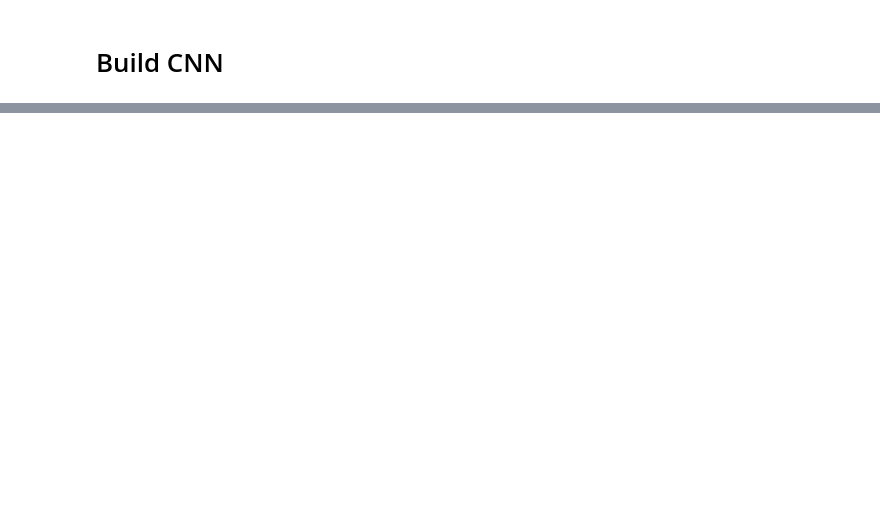
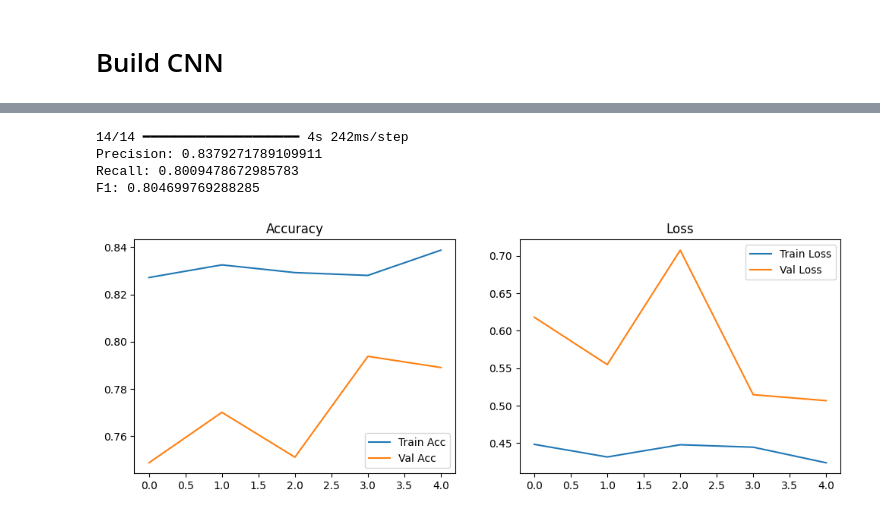
Before and after one commit to salmahamdy/Eye-Disease-Detection, a Jupyter notebook: eyes-diseases.ipynb, the cells around one changed output, grey strips where cells are left out. Cells and saved outputs as stored; diff of their text form; code cells hidden in the pictures; blank space fills up the shorter version.

```diff
--- a/eyes-diseases.ipynb
+++ b/eyes-diseases.ipynb
@@ -140,0 +241,6 @@ from tensorflow.keras.callbacks import EarlyStopping, ReduceLROnPlateau
+# %%
+history = cnn_model.fit(
+    train_gen,
+    validation_data=valid_gen,
+    epochs=70
+)
@@ -140,0 +265,6 @@ from tensorflow.keras.callbacks import EarlyStopping, ReduceLROnPlateau
+# %%
+history = cnn_model.fit(
+    train_gen,
+    validation_data=valid_gen,
+    epochs=5
+)
@@ -140,0 +282,6 @@ from tensorflow.keras.callbacks import EarlyStopping, ReduceLROnPlateau
+# %%
+history = cnn_model.fit(
+    train_gen,
+    validation_data=valid_gen,
+    epochs=5
+)
@@ -140,0 +305,34 @@ from tensorflow.keras.callbacks import EarlyStopping, ReduceLROnPlateau
+# %%
+valid_gen.reset()
+y_pred = cnn_model.predict(valid_gen)
+y_pred = np.argmax(y_pred, axis=1)
+y_true = valid_gen.classes
+
+from sklearn.metrics import precision_score, recall_score, f1_score
+
+print("Precision:", precision_score(y_true, y_pred, average='weighted'))
+print("Recall:", recall_score(y_true, y_pred, average='weighted'))
+print("F1:", f1_score(y_true, y_pred, average='weighted'))
+# %% [output]
+14/14 ━━━━━━━━━━━━━━━━━━━━ 4s 242ms/step
+Precision: 0.8379271789109911
+Recall: 0.8009478672985783
+F1: 0.804699769288285
+# %%
+plt.figure(figsize=(12,4))
+
+plt.subplot(1,2,1)
+plt.plot(history.history['accuracy'], label='Train Acc')
+plt.plot(history.history['val_accuracy'], label='Val Acc')
+plt.legend()
+plt.title("Accuracy")
+
+plt.subplot(1,2,2)
+plt.plot(history.history['loss'], label='Train Loss')
+plt.plot(history.history['val_loss'], label='Val Loss')
+plt.legend()
+plt.title("Loss")
+
+plt.show()
+# %% [output]
+[figure, added]
```
Also changed, not shown: parts of 13 cells of this notebook.
